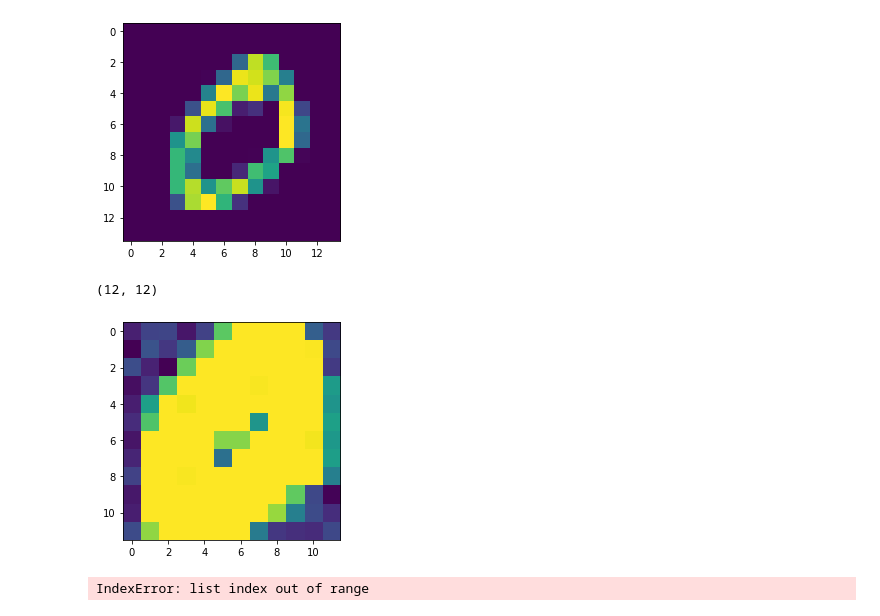
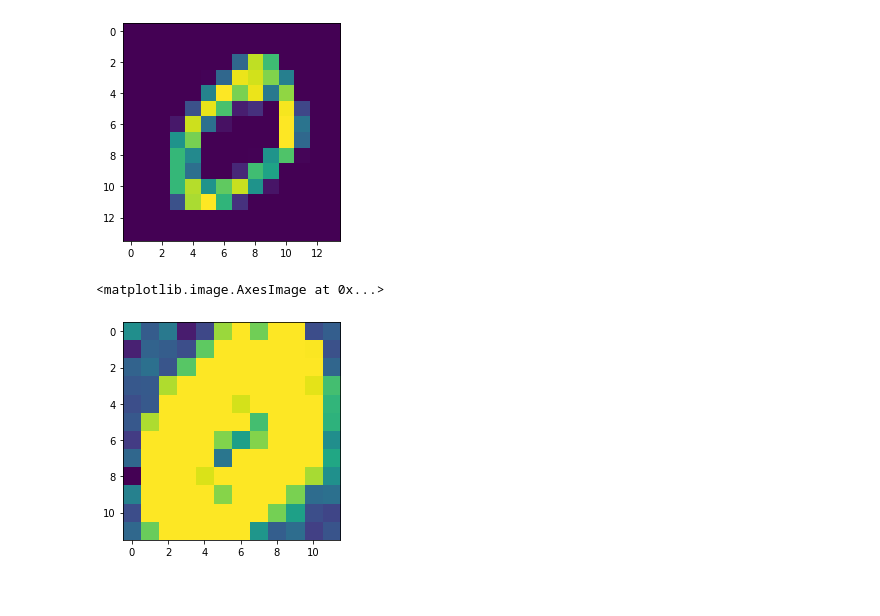
Before and after one commit to 8const/convnet, a Jupyter notebook: Untitled.ipynb, the cells around one changed output. Cells and saved outputs as stored; diff of their text form; code cells hidden in the pictures.

```diff
--- a/Untitled.ipynb
+++ b/Untitled.ipynb
@@ -13,13 +13,12 @@ pixel = lambda local, kernel: (local * kernel).sum()
 get_local = lambda image, i, j: image[i:i+5, j:j+5]
 
 #boring people know it's actually cross-correlation
-def convolution(img, kernel, thr=0):
+def convolution(img, kernel):
     result = np.zeros_like(img)[4:, 4:]
     for i in range(0, result.shape[0]):
         for j in range(0, result.shape[1]):
             p = pixel(get_local(img, i, j), kernel)
-            if p > thr:
-                result[i,j] = p
+            result[i,j] = p
     return result
 # %%
 img = imread("1.jpg", IMREAD_GRAYSCALE)
@@ -101,12 +100,12 @@ imshow(x)
 #k1 array of kernals for convolutional layer 1
 #len(k1) = 6
 
-k1 = [np.random.uniform(size=(5, 5)) for _ in range(6)]
+k1 = [np.random.uniform(low=-1.0, high=1.0, size=(5, 5)) for _ in range(6)]
 # %% [markdown]
 # Forward pass
 # %%
 #layer C1
-b1 = np.array([np.random.uniform(size=(24,24)) for _ in range(6)])
+b1 = np.array([np.random.uniform(low=-1.0, high=1.0,size=(24,24)) for _ in range(6)])
 c1 = sig(np.array([convolution(x, kernel) for kernel in k1]) + b1)
 # %%
 imshow(c1[0])
@@ -140,7 +139,6 @@ avg_pool(x).shape
 s1 = np.array([avg_pool(c) for c in c1])
 # %%
 imshow(s1[0])
-s1[0].shapes1[0].shape
 # %% [output]
-(12, 12)
+<matplotlib.image.AxesImage at 0x...>
-[figure, old version]
+[figure, new version]
@@ -149,4 +144,0 @@ k2 = [[np.random.uniform(size=(5, 5)) for _ in range(6)] for _ in range(12)]
-# %%
-k2[12]
-# %% [output]
-IndexError: list index out of range
```
Also changed, not shown: parts of 5 cells of this notebook.
